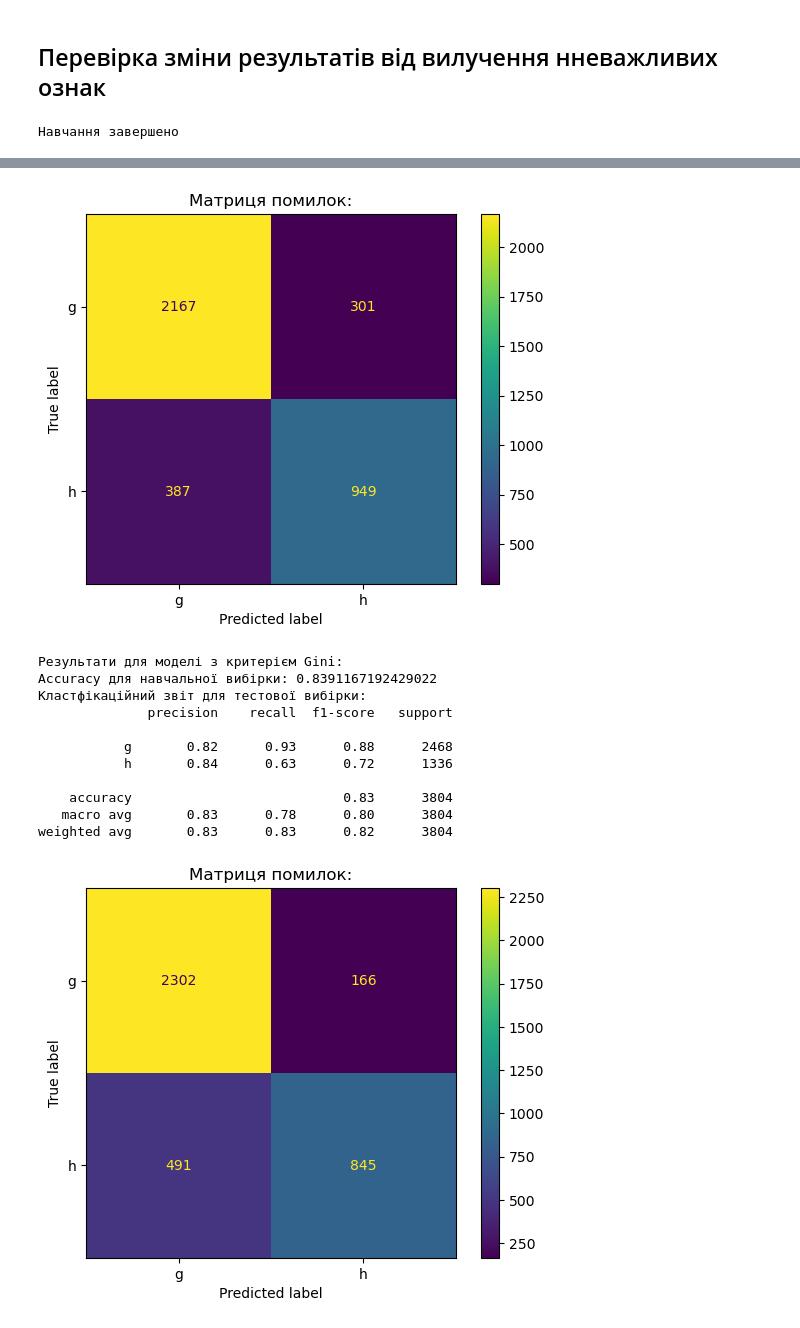
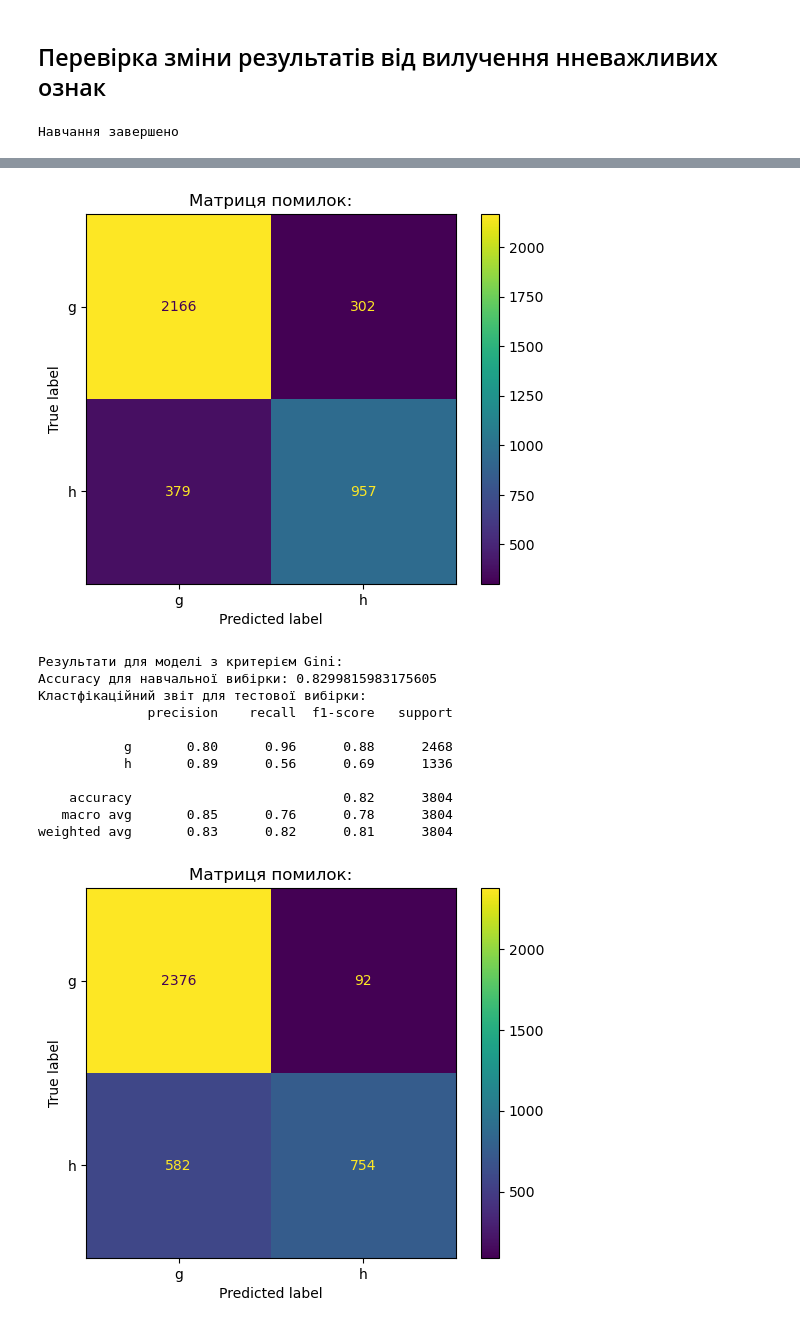
Before and after one commit to nalyvaikoiryna/ml-labs, a Jupyter notebook: Lab3/lab3.ipynb, the cells around one changed output, grey strips where cells are left out. Saved outputs shown, nothing was run; the diff lists cells and outputs as text; code cells hidden in the pictures.

```diff
--- a/Lab3/lab3.ipynb
+++ b/Lab3/lab3.ipynb
@@ -47,7 +47,7 @@ X = df.drop([10], axis=1)
 y = df[10]
 X_train, X_test, y_train, y_test = train_test_split(
     X, y,
-    test_size=0.2,
+    test_size=0.3,
     shuffle=True,
     random_state=129
 )
@@ -258,7 +258,7 @@ plot_feature_importances(model2, X_train, top_n=20, title="Важливість
 # %%
 model1 = DecisionTreeClassifier(max_depth=5, random_state=129, criterion = "entropy")
 model2 = DecisionTreeClassifier(max_depth=5, random_state=129, criterion = "gini")
-cols_to_drop = X.columns[[5, 7]]
+cols_to_drop = X.columns[[3,5, 7]]
 X = X.drop(columns=cols_to_drop, axis = 1 )
 X_train, X_test, y_train, y_test = train_test_split(
     X, y,
@@ -301,14 +301,14 @@ Accuracy для навчальної вибірки: 0.8301130389064143
 weighted avg       0.82      0.82      0.82      3804
 [figure]
 Результати для моделі з критерієм Gini:
-Accuracy для навчальної вибірки: 0.8391167192429022
+Accuracy для навчальної вибірки: 0.8299815983175605
 Кластфікаційний звіт для тестової вибірки:
               precision    recall  f1-score   support
 
-           g       0.82      0.93      0.88      2468
-           h       0.84      0.63      0.72      1336
+           g       0.80      0.96      0.88      2468
+           h       0.89      0.56      0.69      1336
 
-    accuracy                           0.83      3804
-   macro avg       0.83      0.78      0.80      3804
-weighted avg       0.83      0.83      0.82      3804
+    accuracy                           0.82      3804
+   macro avg       0.85      0.76      0.78      3804
+weighted avg       0.83      0.82      0.81      3804
-[figure, old version]
+[figure, new version]
```
Also changed, not shown: parts of 5 cells of this notebook.
